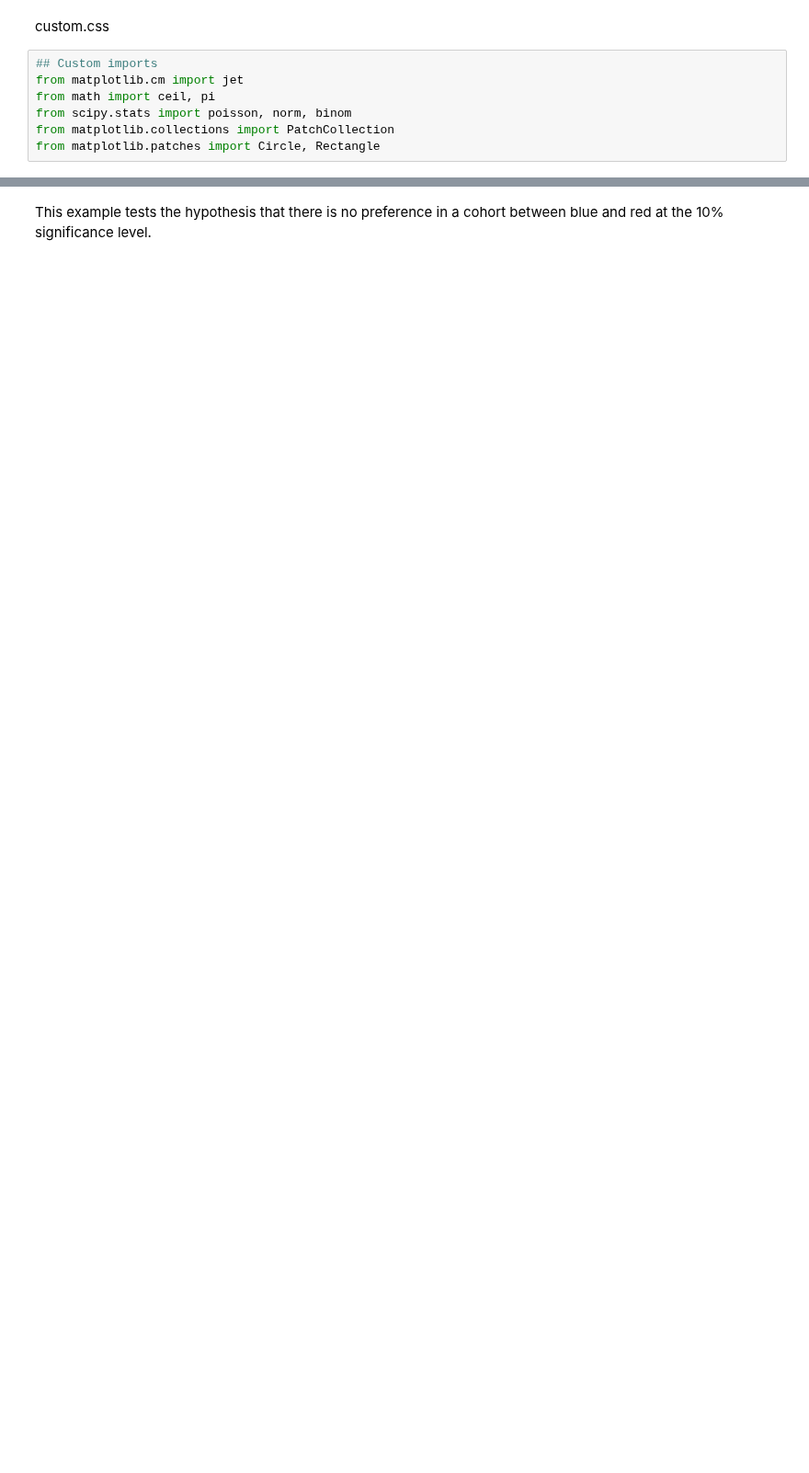
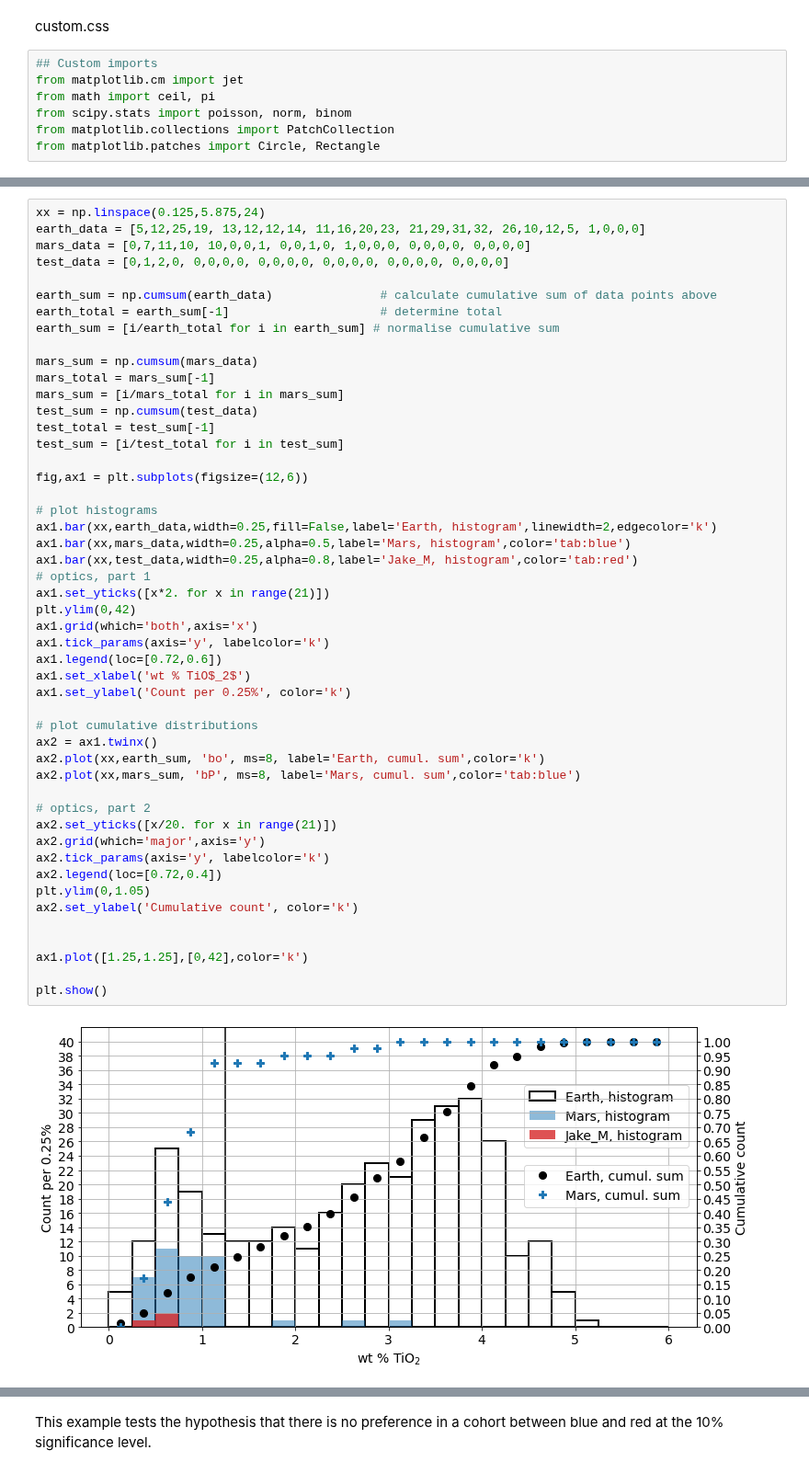
Before and after one commit to bretonr/intro_data_science, a Jupyter notebook: Chapter 8/Chapter 8 - Synchronous.ipynb, the cells around one changed output, grey strips where cells are left out. Shown at 92% size. Saved outputs shown, nothing was run; the diff lists cells and outputs as text; blank space fills up the shorter version.

```diff
--- a/Chapter 8/Chapter 8 - Synchronous.ipynb
+++ b/Chapter 8/Chapter 8 - Synchronous.ipynb
@@ -81,0 +182,51 @@ $( document ).ready(code_toggle);
+# %%
+xx = np.linspace(0.125,5.875,24)
+earth_data = [5,12,25,19, 13,12,12,14, 11,16,20,23, 21,29,31,32, 26,10,12,5, 1,0,0,0]
+mars_data = [0,7,11,10, 10,0,0,1, 0,0,1,0, 1,0,0,0, 0,0,0,0, 0,0,0,0]
+test_data = [0,1,2,0, 0,0,0,0, 0,0,0,0, 0,0,0,0, 0,0,0,0, 0,0,0,0]
+
+earth_sum = np.cumsum(earth_data)               # calculate cumulative sum of data points above
+earth_total = earth_sum[-1]                     # determine total
+earth_sum = [i/earth_total for i in earth_sum] # normalise cumulative sum
+
+mars_sum = np.cumsum(mars_data)
+mars_total = mars_sum[-1]
+mars_sum = [i/mars_total for i in mars_sum]
+test_sum = np.cumsum(test_data)
+test_total = test_sum[-1]
+test_sum = [i/test_total for i in test_sum]
+
+fig,ax1 = plt.subplots(figsize=(12,6))
+
+# plot histograms
+ax1.bar(xx,earth_data,width=0.25,fill=False,label='Earth, histogram',linewidth=2,edgecolor='k')
+ax1.bar(xx,mars_data,width=0.25,alpha=0.5,label='Mars, histogram',color='tab:blue')
+ax1.bar(xx,test_data,width=0.25,alpha=0.8,label='Jake_M, histogram',color='tab:red')
+# optics, part 1
+ax1.set_yticks([x*2. for x in range(21)])
+plt.ylim(0,42)
+ax1.grid(which='both',axis='x')
+ax1.tick_params(axis='y', labelcolor='k')
+ax1.legend(loc=[0.72,0.6])
+ax1.set_xlabel('wt % TiO$_2$')
+ax1.set_ylabel('Count per 0.25%', color='k')
+
+# plot cumulative distributions
+ax2 = ax1.twinx()
+ax2.plot(xx,earth_sum, 'bo', ms=8, label='Earth, cumul. sum',color='k')
+ax2.plot(xx,mars_sum, 'bP', ms=8, label='Mars, cumul. sum',color='tab:blue')
+
+# optics, part 2
+ax2.set_yticks([x/20. for x in range(21)])
+ax2.grid(which='major',axis='y')
+ax2.tick_params(axis='y', labelcolor='k')
+ax2.legend(loc=[0.72,0.4])
+plt.ylim(0,1.05)
+ax2.set_ylabel('Cumulative count', color='k')
+
+
+ax1.plot([1.25,1.25],[0,42],color='k')
+
+plt.show()
+# %% [output]
+[figure, added]
```
Also changed, not shown: parts of 19 cells of this notebook, 4 other files.
